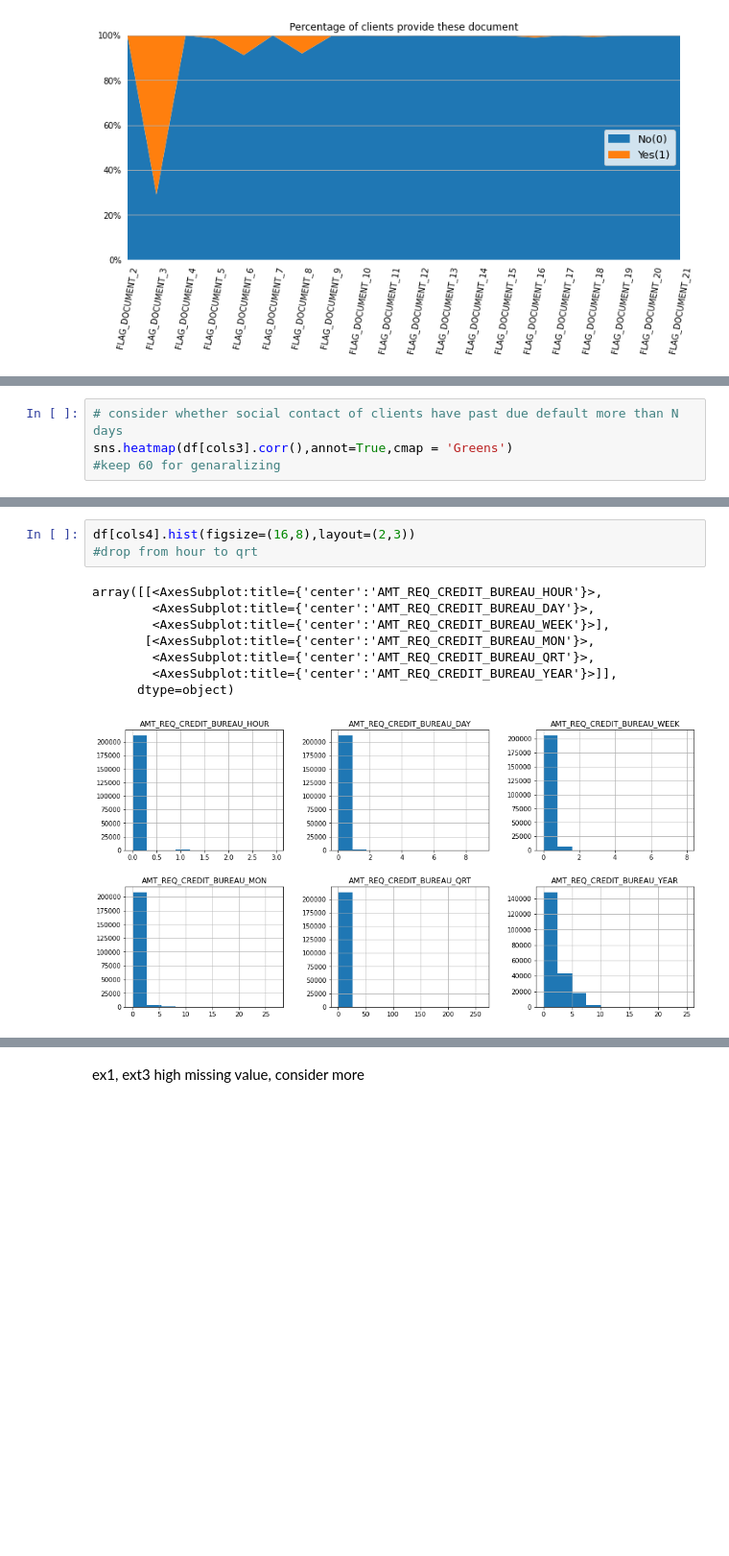
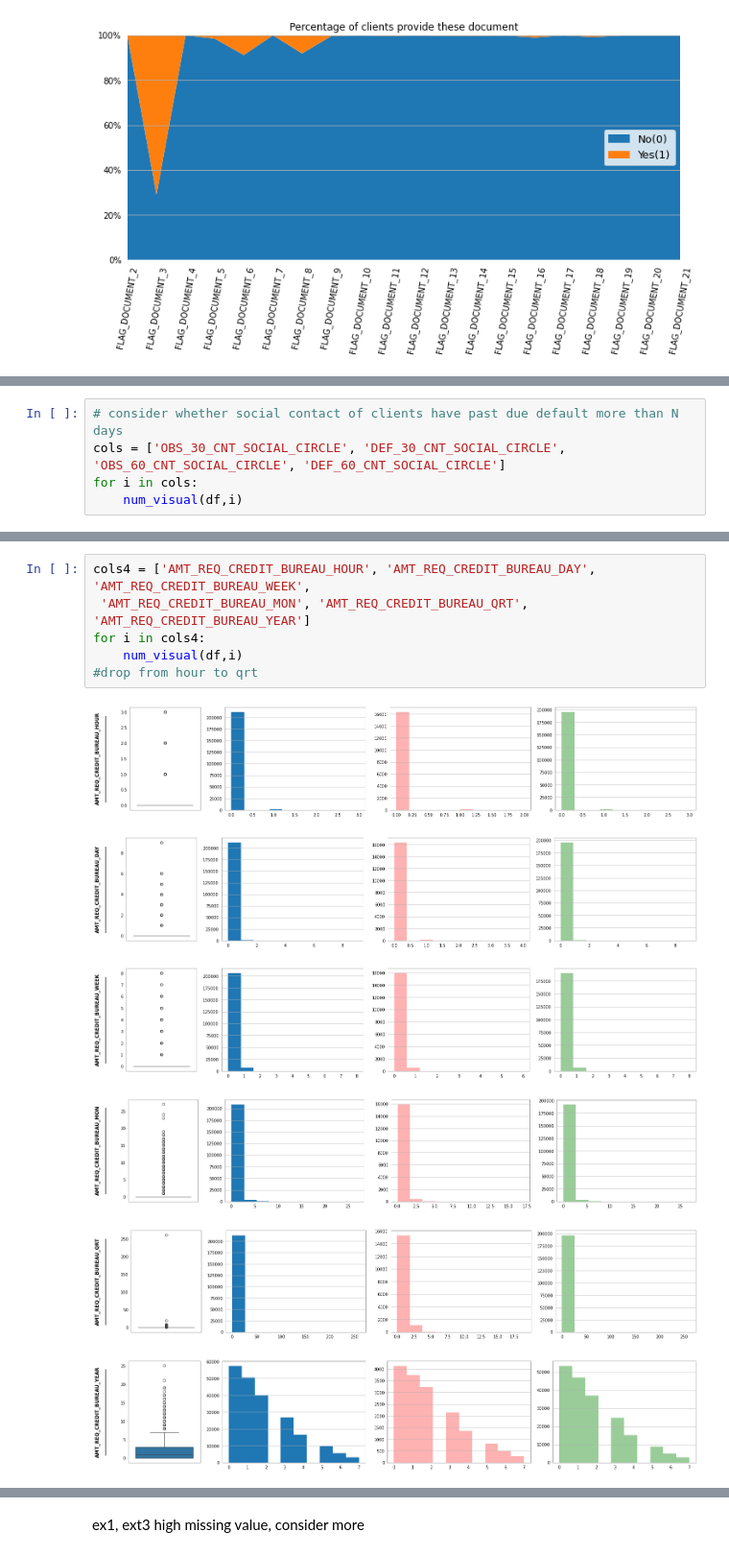
Before and after one commit to NgChi493510/Data-Preparation-Project-Group-14, a Jupyter notebook: EDA/EDA - Application Train.ipynb, the cells around one changed output, grey strips where cells are left out. Shown at 96% size. Drawn from its saved outputs; the diff is of its cells as text; blank space fills up the shorter version.

```diff
--- a/EDA/EDA - Application Train.ipynb
+++ b/EDA/EDA - Application Train.ipynb
@@ -142,5 +155,6 @@ cols6 = ['DAYS_BIRTH','DAYS_EMPLOYED','DAYS_REGISTRATION','DAYS_ID_PUBLISH']
 # %%
 # consider whether social contact of clients have past due default more than N days
-sns.heatmap(df[cols3].corr(),annot=True,cmap = 'Greens')
-#keep 60 for genaralizing
+cols = ['OBS_30_CNT_SOCIAL_CIRCLE', 'DEF_30_CNT_SOCIAL_CIRCLE', 'OBS_60_CNT_SOCIAL_CIRCLE', 'DEF_60_CNT_SOCIAL_CIRCLE']
+for i in cols:
+    num_visual(df,i)
 # %% [output]
@@ -175,12 +206,13 @@ df.describe(include=["object", "category"])
 # %%
-df[cols4].hist(figsize=(16,8),layout=(2,3))
+cols4 = ['AMT_REQ_CREDIT_BUREAU_HOUR', 'AMT_REQ_CREDIT_BUREAU_DAY', 'AMT_REQ_CREDIT_BUREAU_WEEK',
+ 'AMT_REQ_CREDIT_BUREAU_MON', 'AMT_REQ_CREDIT_BUREAU_QRT', 'AMT_REQ_CREDIT_BUREAU_YEAR']
+for i in cols4:
+    num_visual(df,i)
 #drop from hour to qrt
 # %% [output]
-array([[<AxesSubplot:title={'center':'AMT_REQ_CREDIT_BUREAU_HOUR'}>,
-        <AxesSubplot:title={'center':'AMT_REQ_CREDIT_BUREAU_DAY'}>,
-        <AxesSubplot:title={'center':'AMT_REQ_CREDIT_BUREAU_WEEK'}>],
-       [<AxesSubplot:title={'center':'AMT_REQ_CREDIT_BUREAU_MON'}>,
-        <AxesSubplot:title={'center':'AMT_REQ_CREDIT_BUREAU_QRT'}>,
-        <AxesSubplot:title={'center':'AMT_REQ_CREDIT_BUREAU_YEAR'}>]],
-      dtype=object)
-[figure, old version]
+[figure, new version]
+[figure, added]
+[figure, added]
+[figure, added]
+[figure, added]
+[figure, added]
```
Also changed, not shown: parts of 23 cells of this notebook.
